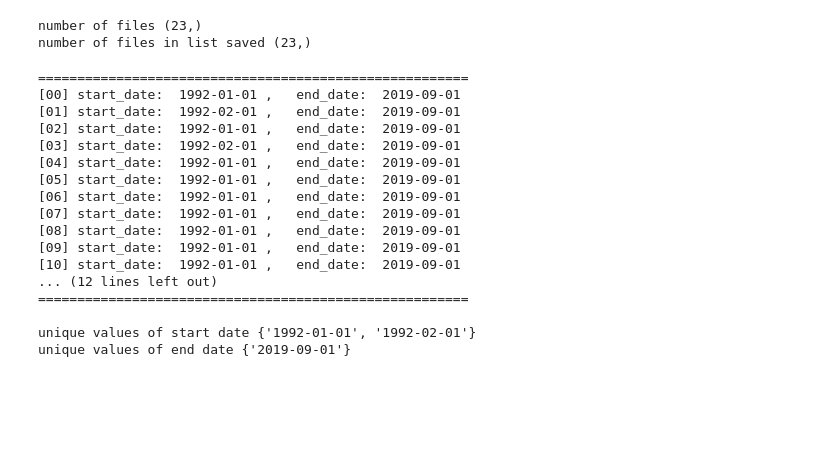
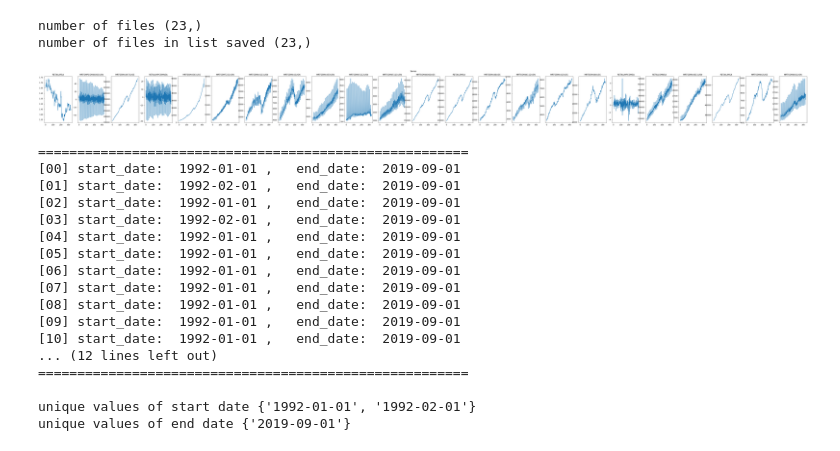
Before and after one commit to mwithgod3952/jh_Minor_Projects, a Jupyter notebook: Test_version_of_time_series_clustering_with_SOM_and_K_Means_clustering.ipynb, the cells around one changed output. Drawn from its saved outputs; the diff is of its cells as text; code cells hidden in the pictures; blank space fills up the shorter version.

```diff
--- a/Test_version_of_time_series_clustering_with_SOM_and_K_Means_clustering.ipynb
+++ b/Test_version_of_time_series_clustering_with_SOM_and_K_Means_clustering.ipynb
@@ -61,4 +86,13 @@ for df in multiple_df_ratail:
     mySeries.append(df)
 
 namesofMySeries = [path_names[x].split('/')[-1][:-4]for x in range(len(path_names))]
+# %%
+fig, axs = plt.subplots(1, 23, figsize=(80, 5))
+fig.suptitle('Series')
+for i in range(len(multiple_df_ratail)):
+    axs[i].plot(mySeries[i].values)
+    axs[i].set_title(namesofMySeries[i])
+plt.show()
+# %% [output]
+[figure, added]
 # %%
```
Also changed, not shown: parts of 13 cells of this notebook.
